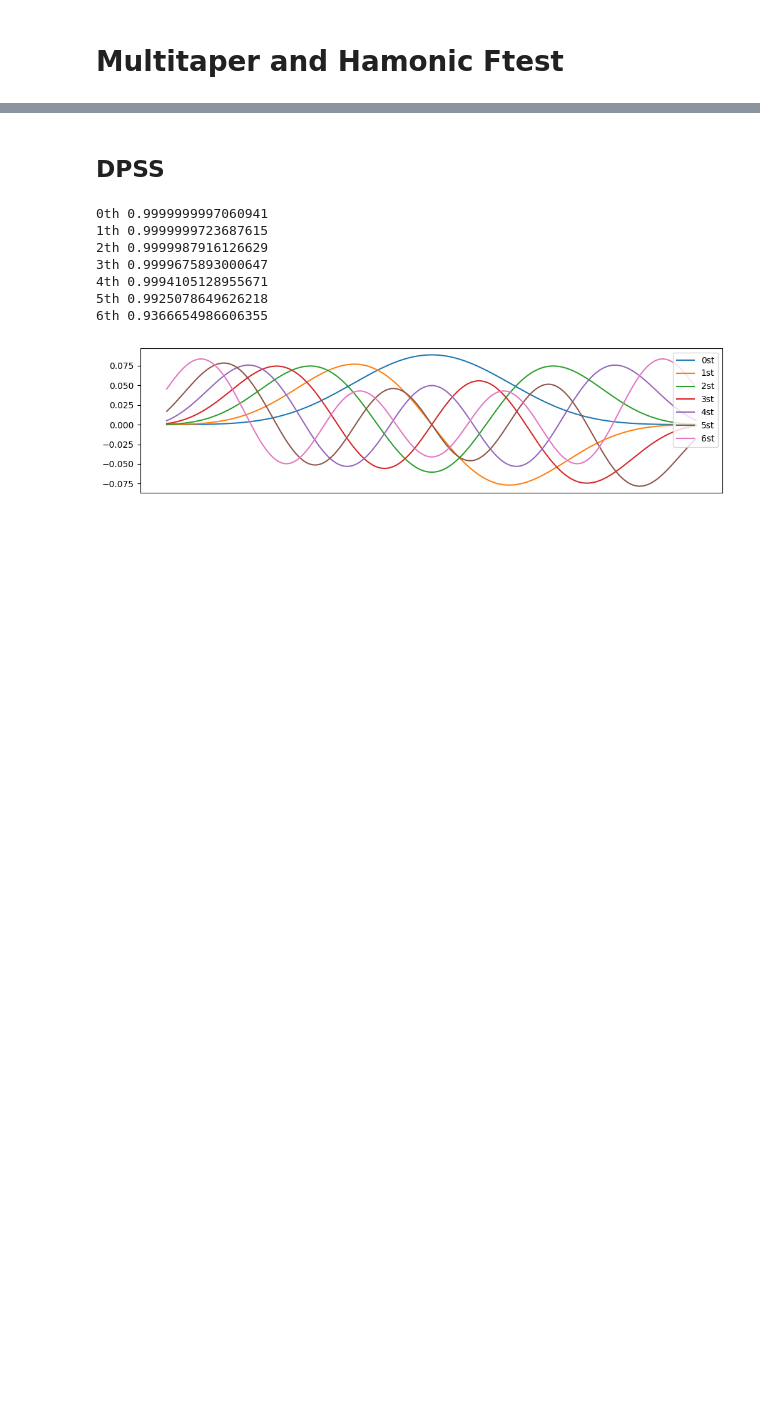
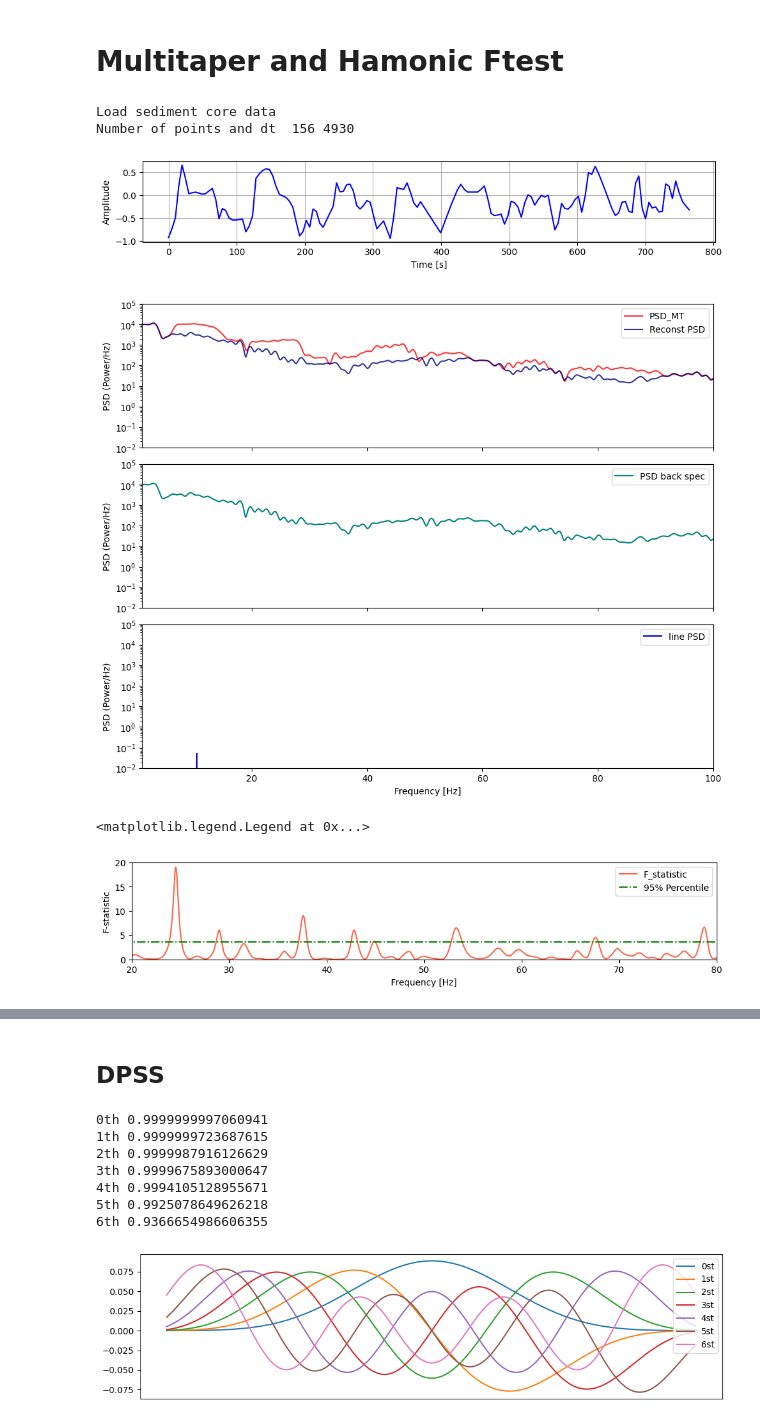
Before and after one commit to Chamusuke/Multitaper_harmonic_Ftest, a Jupyter notebook: example.ipynb, the cells around one changed output, grey strips where cells are left out. Cells and saved outputs as stored; diff of their text form; code cells hidden in the pictures; blank space fills up the shorter version.

```diff
--- a/example.ipynb
+++ b/example.ipynb
@@ -11,0 +13,68 @@ from src.multitaper import MultiTaper_Periodogram #適宜変更
+# %%
+x = get_data('v22_174_series.dat')
+npts = np.shape(x)[0]
+dt   = 4930
+t    = np.arange(npts)*dt
+print('Load sediment core data')
+print('Number of points and dt ', npts,dt)
+
+# プロット
+fig = plt.figure(figsize=(10, 2))
+ax = fig.add_subplot()
+ax.plot(t/1e3, x, label="AM Signal", color='b')
+ax.set_xlabel("Time [s]")
+ax.set_ylabel("Amplitude")
+ax.grid()
+plt.tight_layout()
+plt.show()
+
+
+MT_psd = MultiTaper_Periodogram(NW=3.5, K=5,nfft=2**14)
+MT_psd.MT_Spec(x, 1/dt)
+MT_psd.Harmonic_Ftest(p_level=0.075)
+
+fig, axes = plt.subplots(3, 1, figsize=(10, 8),sharex=True, sharey=True)  # 3行1列のサブプロット
+
+# ---- プロット (PSD_MT，Reconstructed PS) ----
+ax = axes[0]
+ax.plot(MT_psd.f*1e6, MT_psd.mt_psd, '-', label='PSD_MT', alpha=0.8, c='r', lw=1.5)
+ax.plot(MT_psd.f*1e6, MT_psd.re_psd[1, :], '-', label='Reconst PSD', alpha=0.8, c='navy', lw=1.5)
+ax.set_ylabel('PSD (Power/Hz)')
+ax.set_yscale("log")
+ax.set_xlim(1,100)
+ax.set_ylim(1e-2,1e5)
+
+ax.legend()
+
+# ---- プロット (Backpectrum PSD) ----
+ax = axes[1]
+ax.plot(MT_psd.f*1e6, MT_psd.re_psd[0, :], '-', label='PSD back spec', alpha=1, c='teal', lw=1.5)
+ax.set_ylabel('PSD (Power/Hz)')
+ax.legend()
+# ---- プロット (Spectrum Line PSD) ----
+ax = axes[2]
+ax.plot(MT_psd.f*1e6, MT_psd.re_psd[2, :], '-', label='line PSD', alpha=1, c='mediumblue', lw=1.5)
+ax.set_ylabel('PSD (Power/Hz)')
+ax.set_xlabel('Frequency [Hz]')
+ax.legend()
+# ---- レイアウトの調整 ----
+plt.tight_layout()  # 各プロットの間隔を調整
+plt.show()
+
+# ---- プロット (F-statistic) ----
+fig = plt.figure(figsize=(12, 2))
+ax = fig.add_subplot()
+ax.plot(MT_psd.f*1e6, MT_psd.F_stat[0, :], '-', label='F_statistic', alpha=1, c='tomato', lw=1.5)
+ax.hlines(MT_psd.F_crit, MT_psd.f[0]*1e6, MT_psd.f[-1]*1e6, linestyles="-.", color='green', label='95% Percentile')
+ax.set_ylabel('F-statistic')
+ax.set_xlabel('Frequency [Hz]')
+ax.set_xlim(20,80)
+ax.set_ylim(0,20)
+ax.legend()
+# %% [output]
+Load sediment core data
+Number of points and dt  156 4930
+[figure, added]
+[figure, added]
+<matplotlib.legend.Legend at 0x...>
+[figure, added]
```
Also changed, not shown: parts of 3 cells of this notebook, 12 other files.
